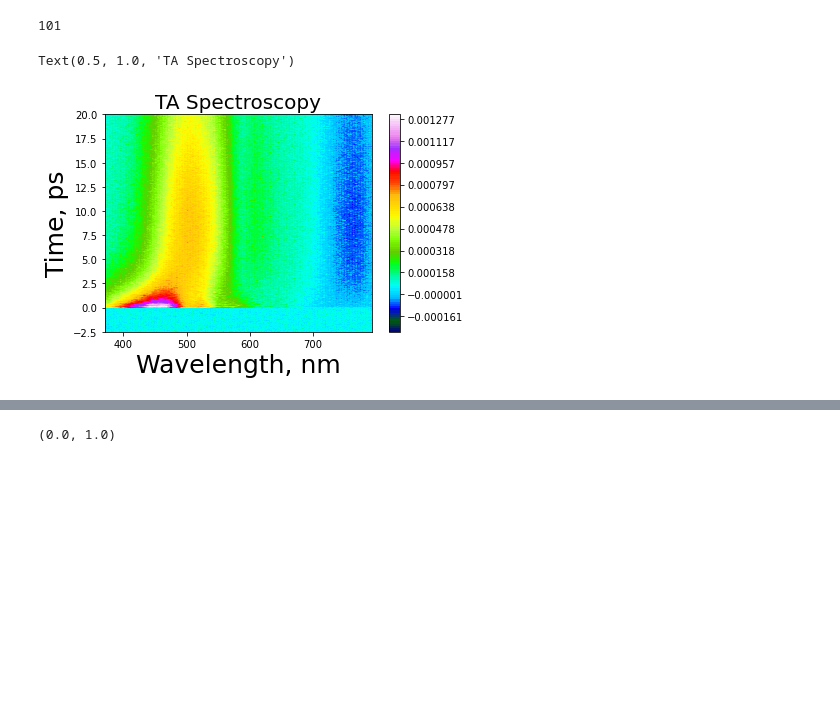
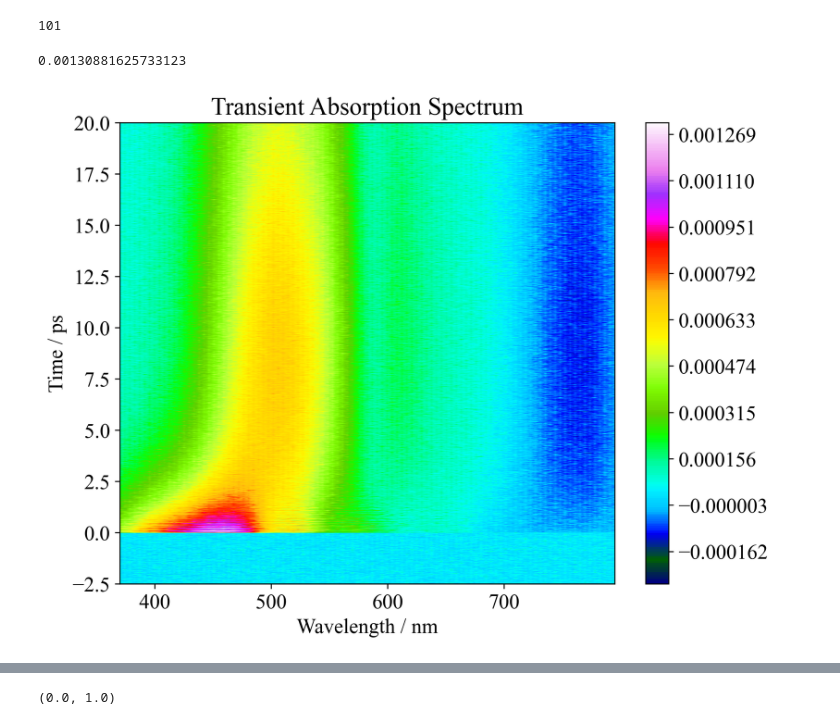
Before and after one commit to notmuchgeek/y3_Time-depQM_cw, a Jupyter notebook: cw/TDQMS_02_Ray_02.ipynb, the cells around one changed output, grey strips where cells are left out. Cells and saved outputs as stored; diff of their text form; code cells hidden in the pictures; blank space fills up the shorter version.

```diff
--- a/cw/TDQMS_02_Ray_02.ipynb
+++ b/cw/TDQMS_02_Ray_02.ipynb
@@ -337,23 +337,47 @@ NameError: name 'x' is not defined
 len(all_row[0])
 # %% [output]
 101
+# %%
+np.amax(all_row)
+# %% [output]
+0.00130881625733123
 # %%
 x,y = meshgrid(wavelength,column)
 levels = linspace(-0.0004,0.0014,1000)
-# %%
-cmap = plt.get_cmap('gist_ncar')
-set_cmap(cmap)
-levels = linspace(-0.000273112629303816,0.00130881625733123,100)
-contourf(x,y,all_row,levels=levels)
-colorbar()
-
-xlabel('Wavelength, nm', fontsize = 25)
-ylabel('Time, ps', fontsize = 25)
-#colorbar.label('dT/T')
-title('TA Spectroscopy', fontsize = 20)
-# %% [output]
-Text(0.5, 1.0, 'TA Spectroscopy')
-[figure, removed]
+# %%
+plt.rcParams["font.family"] = "Times New Roman"
+plt.rcParams["figure.dpi"] = 300
+plt.figure(figsize=(8, 6))
+plt.rcParams.update({'font.size': 15})
+
+
+
+cmap = plt.get_cmap('gist_ncar')
+set_cmap(cmap)
+levels = linspace(np.amin(all_row),np.amax(all_row),200)
+contourf(x,y,all_row,levels=levels)
+colorbar()
+
+
+# Add styles for the graph
+plt.title('Transient Absorption Spectrum')
+
+xlabel('Wavelength / nm')
+ylabel('Time / ps')
+
+
+
+#plt.xlim([1.5,3])
+#plt.ylim()
+
+#plt.grid(True, which='both')
+#plt.axhline(y=0, color='k')
+#plt.axvline(x=0, color='k')
+
+#plt.legend()
+plt.show()
+# %% [output]
+[figure, added]
 # %%
 #wavelength[19]
 plot(column,array(all_row)[:,19], linestyle ='', marker = '.')
```
Also changed, not shown: parts of 13 cells of this notebook, 4 other files.
